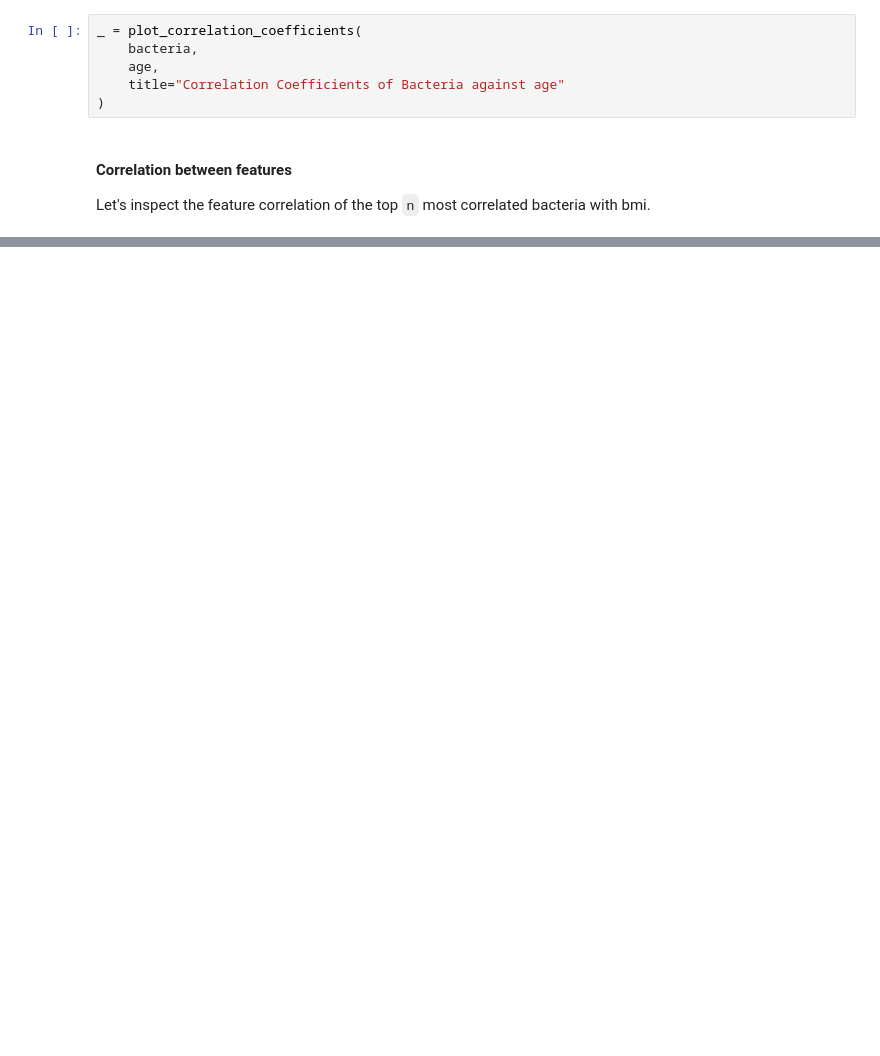
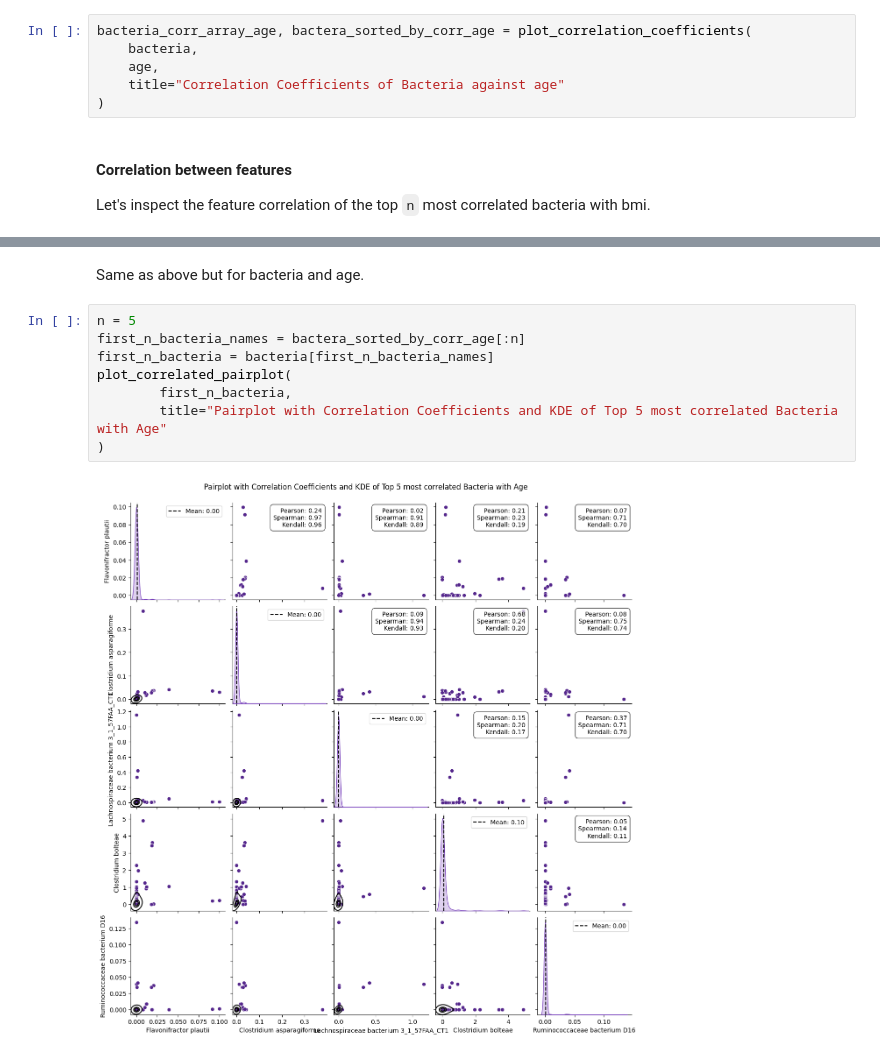
Before and after one commit to KonsKons26/mlcb-a1, a Jupyter notebook: notebooks/data_overview.ipynb, the cells around one changed output, grey strips where cells are left out. Saved outputs shown, nothing was run; the diff lists cells and outputs as text; blank space fills up the shorter version.

```diff
--- a/notebooks/data_overview.ipynb
+++ b/notebooks/data_overview.ipynb
@@ -142,7 +174,7 @@ bacteria_corr_array, bactera_sorted_by_corr = plot_correlation_coefficients(
     title="Correlation Coefficients (absolute values) of Bacteria against BMI"
 )
 # %%
-_ = plot_correlation_coefficients(
+bacteria_corr_array_age, bactera_sorted_by_corr_age = plot_correlation_coefficients(
     bacteria,
     age,
     title="Correlation Coefficients of Bacteria against age"
@@ -164,0 +196,12 @@ plot_correlated_pairplot(
+# %% [markdown]
+Same as above but for bacteria and age.
+# %%
+n = 5
+first_n_bacteria_names = bactera_sorted_by_corr_age[:n]
+first_n_bacteria = bacteria[first_n_bacteria_names]
+plot_correlated_pairplot(
+        first_n_bacteria,
+        title="Pairplot with Correlation Coefficients and KDE of Top 5 most correlated Bacteria with Age"
+)
+# %% [output]
+[figure, added]
```
Also changed, not shown: parts of 13 cells of this notebook, 1 other file.
